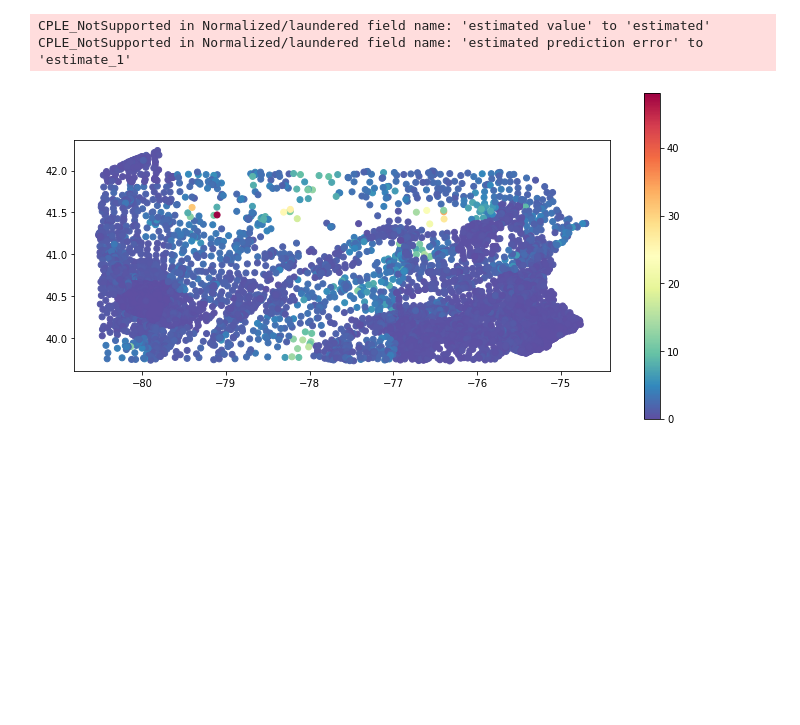
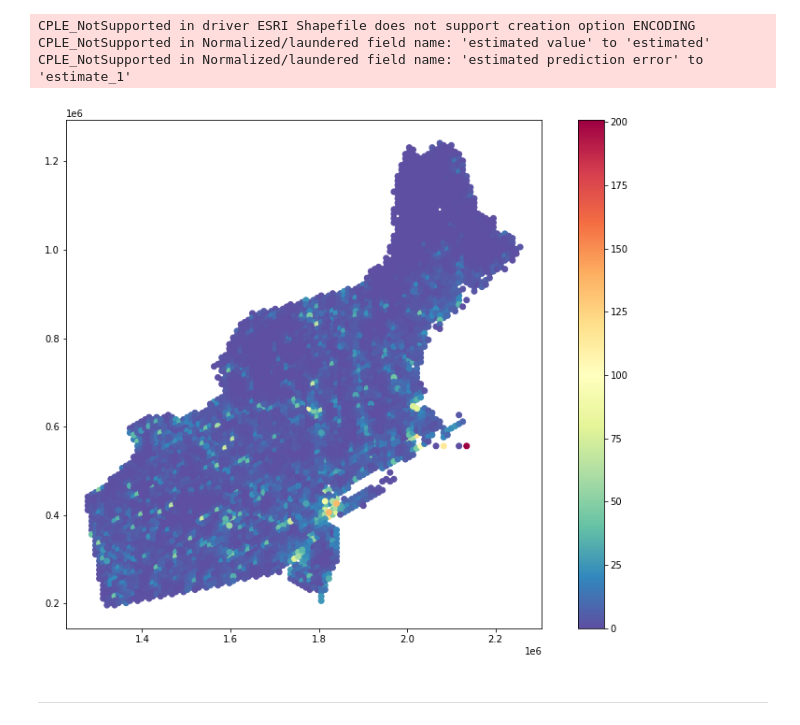
Before and after one commit to SimonMolinsky/pyinterpolate-paper, a Jupyter notebook: joss paper example.ipynb, the cells around one changed output. Drawn from its saved outputs; the diff is of its cells as text; code cells hidden in the pictures; blank space fills up the shorter version.

```diff
--- a/joss paper example.ipynb
+++ b/joss paper example.ipynb
@@ -12,12 +12,12 @@ from pyinterpolate.kriging import ArealKriging
 import matplotlib.pyplot as plt
 
 
-areal_data = 'breast_cancer_rate_per_area_2.shp'
-point_data = 'population_blocks.shp'
+areal_data = 'repro_base_cancer.shp'
+point_data = 'population_base.shp'
 
-areal_id = 'id'
+areal_id = 'FIPS'
 areal_val = 'rate'
-points_val = 'POPULATION'
+points_val = 'POP10'
 
 areal_data_prepared = prepare_areal_shapefile(areal_data, areal_id, areal_val)
 
@@ -105,9 +108,6 @@ reg_mod.export_regularized_model('regularized_model.csv')
 # %%
-semivariogram = TheoreticalSemivariogram()  # Create TheoreticalSemivariogram object
-semivariogram.import_model('regularized_model.csv')  # Load regularized semivariogram
-
-number_of_obs = 8
-radius = 1
+number_of_obs = 16
+radius = 30000
 
 # Get crs
 
@@ -119,14 +119,17 @@ kriging_model = ArealKriging(semivariogram_model=semivariogram,
     kriging_type='atp')
 
 smoothed_area = kriging_model.regularize_data(number_of_neighbours=number_of_obs,
-                                             max_search_radius=radius,
-                                             data_crs=gdf_crs)
+                                              max_search_radius=radius,
+                                              data_crs=gdf_crs)
 # %%
-fs = (12, 6)
+fs = (14, 10)
 smoothed_area.plot(column='estimated value', cmap='Spectral_r', legend=True, figsize=fs)
 
 smoothed_area.to_file('smoothed_output.shp')
 # %% [output]
+CPLE_NotSupported in driver ESRI Shapefile does not support creation option ENCODING
 CPLE_NotSupported in Normalized/laundered field name: 'estimated value' to 'estimated'
 CPLE_NotSupported in Normalized/laundered field name: 'estimated prediction error' to 'estimate_1'
-[figure, old version]
+[figure, new version]
+# %% [markdown]
+___
```
Also changed, not shown: parts of 6 cells of this notebook, 32 other files.
